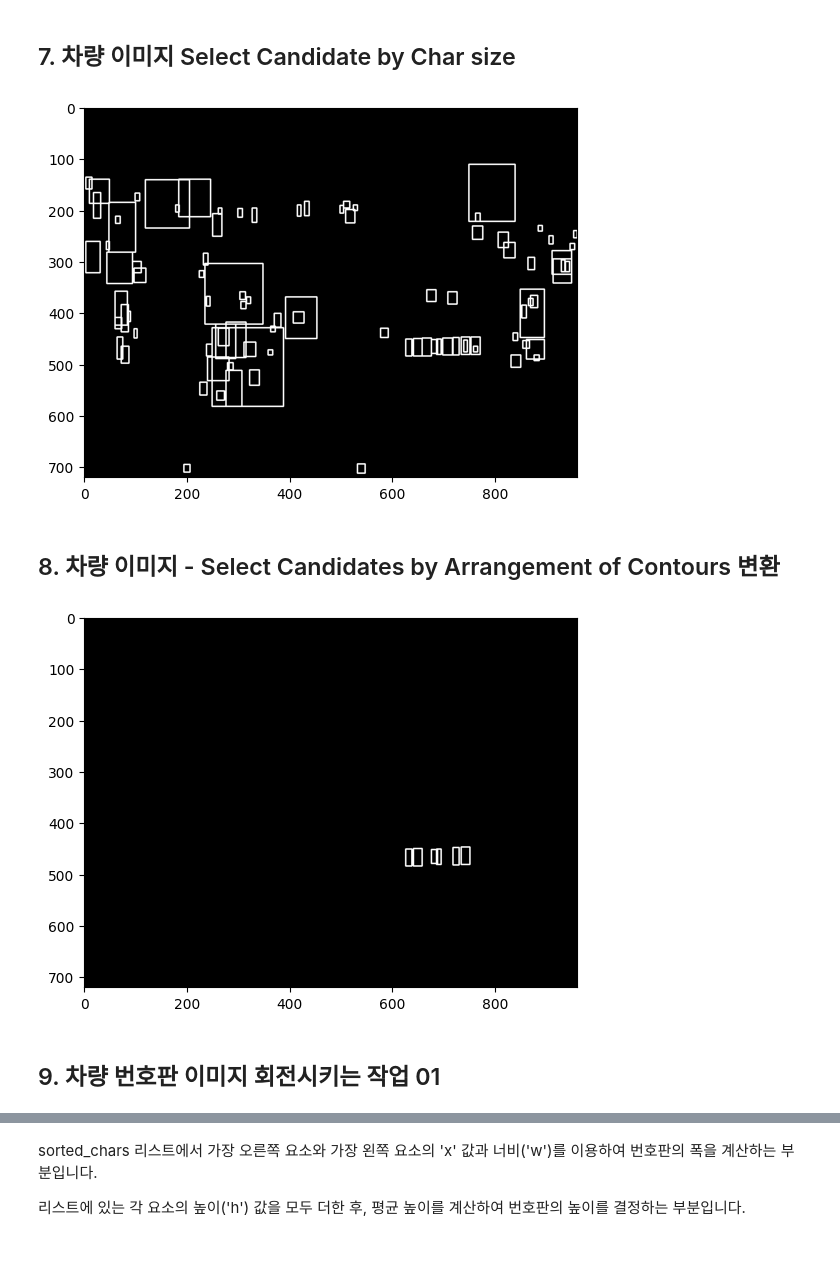
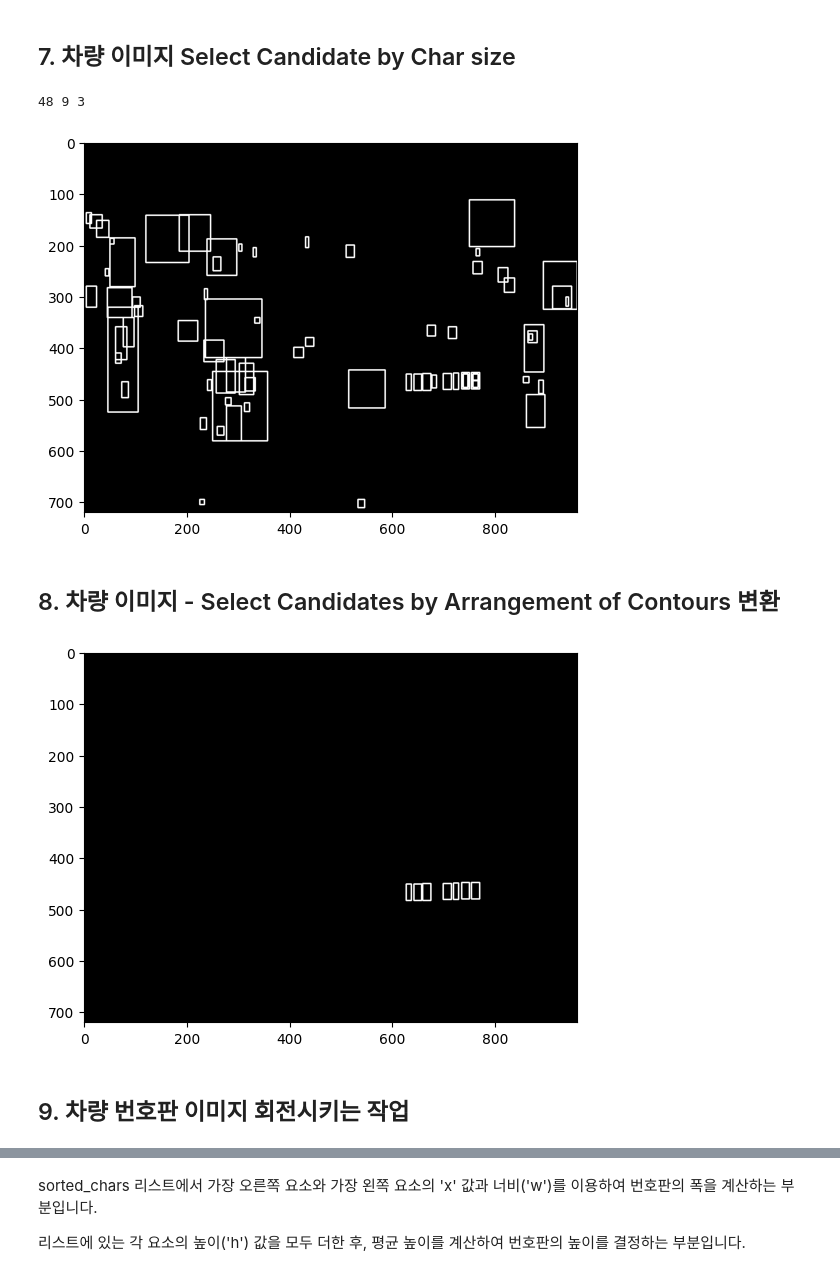
Before and after one commit to Jayh625/MS-AI-School, a Jupyter notebook: Python/0608/Prac03.ipynb, the cells around one changed output, grey strips where cells are left out. Saved outputs shown, nothing was run; the diff lists cells and outputs as text; code cells hidden in the pictures.

```diff
--- a/Python/0608/Prac03.ipynb
+++ b/Python/0608/Prac03.ipynb
@@ -9,12 +9,21 @@ import pytesseract
 # %% [markdown]
 pytesseract은 Python에서 Tesseract OCR 엔진에 액세스하기 위한 인터페이스입니다. Tesseract OCR은 Google에서 개발한 오픈 소스 OCR(광학 문자 인식) 엔진으로, 이미지에서 텍스트를 추출하는 데 사용됩니다.
 # %%
-image_path = './data/car_license_plate.jpeg'
+# text = pytesseract.image_to_string(image)
+# print(text)
+
+image_path = "./data/car_license_plate.jpeg"
 image = cv2.imread(image_path)
+
+"""
+None : 경로 오류 !!
+"""
 # 색상의 문제 발생 BGR -> RGB 컨버터 필요
 image = cv2.cvtColor(image, cv2.COLOR_BGR2RGB)
-h, w, c = image.shape
-print(f"이미지 크기 : ({h}, {w}, {c})")
+
+h_, w_, c = image.shape
+# print("이미지 크기 >> ", h, w)
+
 plt.imshow(image)
 plt.show()
 # %% [output]
@@ -142,31 +154,35 @@ plt.show()
 # %%
 MIN_AREA = 80
 MIN_WIDTH, MIN_HEIGHT = 2, 8
 MIN_RATIO, MAX_RATIO = 0.25, 1.0
 
 possible_contours = []
 
 count = 0
-for d in contours_dict:
+for d in contours_dict :
     area = d['w'] * d['h']
-    ratio = d['w'] / d['h']
+    ration = d['w'] / d['h']
 
-    if area > MIN_AREA \
-    and d['w'] > MIN_WIDTH and d['h'] > MIN_HEIGHT \
-    and MAX_RATIO > ratio > MIN_RATIO :
+    if area > MIN_AREA and d['w'] > MIN_WIDTH and d['h'] > MIN_HEIGHT and MAX_RATIO > ration > MIN_RATIO :
         d['idx'] = count
-        count += 1
+        count +=1
         possible_contours.append(d)
 
-temp_result_ = np.zeros((h, w, c), dtype=np.uint8)
 
-for d in possible_contours :
-    x1, w1, y1, h1 = d['x'], d['w'], d['y'], d['h']
-    cv2.rectangle(temp_result_, (x1, y1), (x1+w1, y1+h1), color=(255,255,255), thickness=2)
-plt.imshow(temp_result_, 'gray')
+# visualize possible contours
+print(h, w, c)
+temp_result = np.zeros((h_, w_, c), dtype=np.uint8)
+
+
+for d in possible_contours:
+    cv2.rectangle(temp_result, pt1=(d['x'], d['y']), pt2=(d['x']+d['w'], d['y']+d['h']), color=(255, 255, 255),
+                  thickness=2)
+
+plt.imshow(temp_result, 'gray')
 plt.show()
 # %% [output]
+48 9 3
-[figure, old version]
+[figure, new version]
 # %% [markdown]
 ## 8. 차량 이미지 - Select Candidates by Arrangement of Contours 변환
 # %%
@@ -178,6 +194,7 @@ MAX_HEIGHT_DIFF = 0.2
 MIN_N_MATCHED = 4
 
 def find_chars(contour_list) :
+
     matched_result_idx = []
     for d1 in contour_list :
         matched_contour_idx = []
@@ -188,7 +205,8 @@ def find_chars(contour_list) :
             dx = abs(d1['cx'] - d2['cx'])
             dy = abs(d1['cy'] - d2['cy'])
 
-            diagonal_length1 = np.sqrt(d1['w']**2 + d1['h']**2)
+            diagonal_lenghtl = np.sqrt(d1['w'] **2 + d2['h'] **2)
+
             distance = np.linalg.norm(np.array([d1['cx'], d1['cy']]) - np.array([d2['cx'], d2['cy']]))
 
             if dx == 0 :
@@ -196,18 +214,17 @@ def find_chars(contour_list) :
             else :
                 angle_diff = np.degrees(np.arctan(dy / dx))
 
-            # 정규화
             area_diff = abs(d1['w'] * d1['h'] - d2['w'] * d2['h']) / (d1['w'] * d1['h'])
             width_diff = abs(d1['w'] - d2['w']) / d1['w']
             height_diff = abs(d1['h'] - d2['h']) / d1['h']
 
-            if distance < diagonal_length1 * MAX_DIAG_MULTIPLYER \
-            and angle_diff < MAX_ANGLE_DIFF \
-            and area_diff < MAX_AREA_DIFF \
-            and width_diff < MAX_WIDTH_DIFF \
-            and height_diff < MAX_HEIGHT_DIFF :
+            if distance < diagonal_lenghtl * MAX_DIAG_MULTIPLYER and angle_diff < MAX_ANGLE_DIFF \
+            and area_diff < MAX_AREA_DIFF and width_diff < MAX_WIDTH_DIFF and height_diff < MAX_HEIGHT_DIFF :
                 matched_contour_idx.append(d2['idx'])
+
+
         matched_contour_idx.append(d1['idx'])
+
 
         if len(matched_contour_idx) < MIN_N_MATCHED :
             continue
@@ -215,6 +232,7 @@ def find_chars(contour_list) :
         matched_result_idx.append(matched_contour_idx)
 
         unmatched_contour_idx = []
+
         for d4 in contour_list :
             if d4['idx'] not in matched_contour_idx :
                 unmatched_contour_idx.append(d4['idx'])
@@ -226,18 +244,23 @@ def find_chars(contour_list) :
 
         for idx in recursive_contour_list :
             matched_result_idx.append(idx)
+
         break
+
     return matched_result_idx
 
+    ##### 진행 ######
+
 result_idx = find_chars(possible_contours)
+
 matched_result = []
 for idx_list in result_idx :
     matched_result.append(np.take(possible_contours, idx_list))
 
-temp_result = np.zeros((h, w, c), dtype=np.uint8)
+temp_result = np.zeros((h_, w_, c), dtype=np.uint8)
 
 for r in matched_result :
-    for d in r :
+    for d in  r :
         x1_temp = d['x']
         y1_temp = d['y']
         w1_temp = d['w']
@@ -247,9 +270,9 @@ for r in matched_result :
 plt.imshow(temp_result, 'gray')
 plt.show()
 # %% [output]
-[figure, old version]
+[figure, new version]
 # %% [markdown]
-## 9. 차량 번호판 이미지 회전시키는 작업 01
+## 9. 차량 번호판 이미지 회전시키는 작업
 # %%
 PLATE_WIDTH_PADDING = 1.3
 PLATE_HEIGHT_PADDING = 1.5
```
Also changed, not shown: parts of 12 cells of this notebook.
